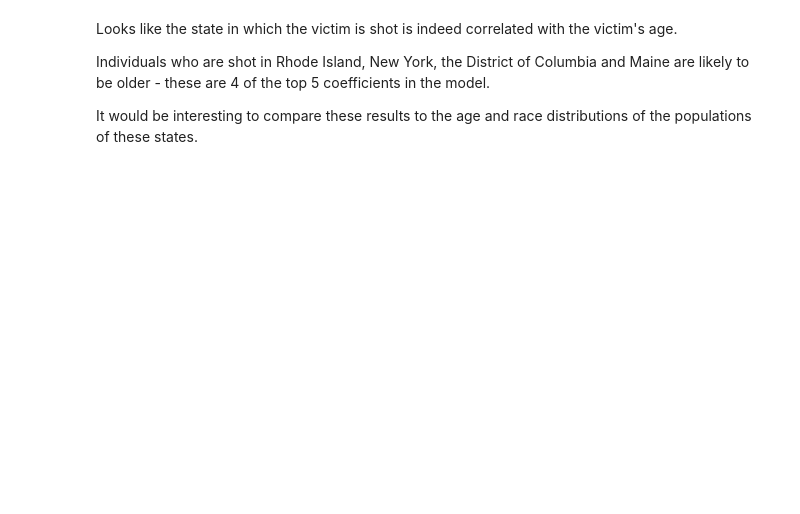
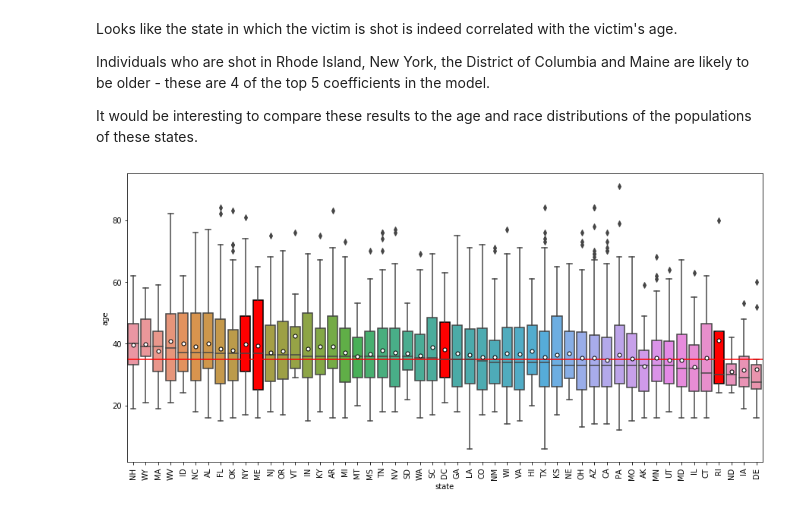
Before and after one commit to eringill/police_shootings, a Jupyter notebook: police_shootings.ipynb, the cells around one changed output. Saved outputs shown, nothing was run; the diff lists cells and outputs as text; code cells hidden in the pictures; blank space fills up the shorter version.

Commit message:
feat: added boxplot for age by state docs: added more cells containing markdown to describe which step of the analysis process is being conducted

```diff
--- a/police_shootings.ipynb
+++ b/police_shootings.ipynb
@@ -350,3 +380,32 @@ and Maine are likely to be older - these are 4 of the top 5 coefficients in the
 
 It would be interesting to compare these results to the age and race distributions of the
 populations of these states.
+# %%
+df_plot = df_clean[['state', 'age']]
+#plot the states' ages in decreasing order
+age_sorted_median = df_plot.groupby(by=["state"])["age"].median().sort_values().iloc[::-1].index
+
+#make boxplot containing distribution of ages of all states
+#the medians will be plotted as horizontal black lines,
+#the means will be plotted as white circles
+fig, ax = plt.subplots(figsize = (15, 7))
+ax = sns.boxplot(x = df_plot['state'], y = df_plot['age'], order = age_sorted_median, showmeans=True,
+            meanprops={"marker":"o",
+                       "markerfacecolor":"white",
+                       "markeredgecolor":"black",
+                       "markersize":"5"})
+plt.xticks(rotation=90)
+#plot median age as horizontal red line - I'm plotting the median
+#because we know that the ages are not normally distributed, so this is more appropriate.
+plt.axhline(y = df_plot['age'].median(), color = 'r')
+
+#let's also make the RI, NY, DC and ME boxes stand out so we can inspect them
+def find_index(lst, items):
+    return [i for i, x in enumerate(lst) if x in items]
+
+for box in (find_index(list(age_sorted_median), ['RI', 'NY', 'ME', 'DC'])):
+    box = ax.artists[box]
+    box.set_facecolor('red')
+    box.set_edgecolor('black')
+# %% [output]
+[figure, added]
```
Also changed, not shown: parts of 36 cells of this notebook.
